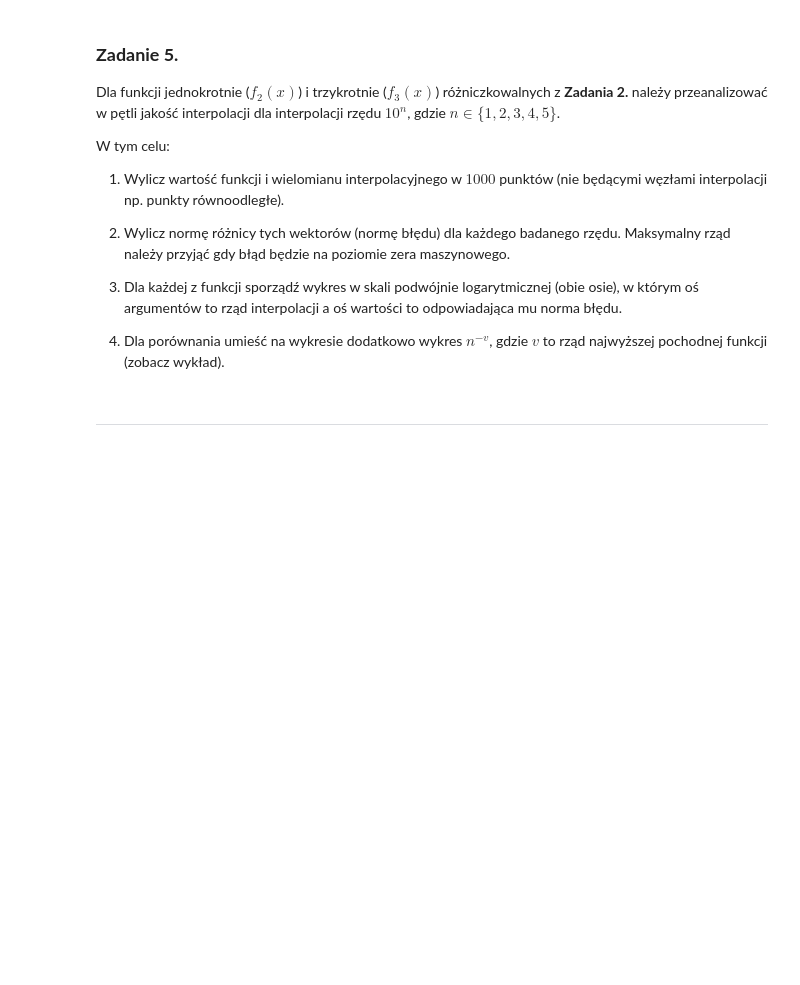
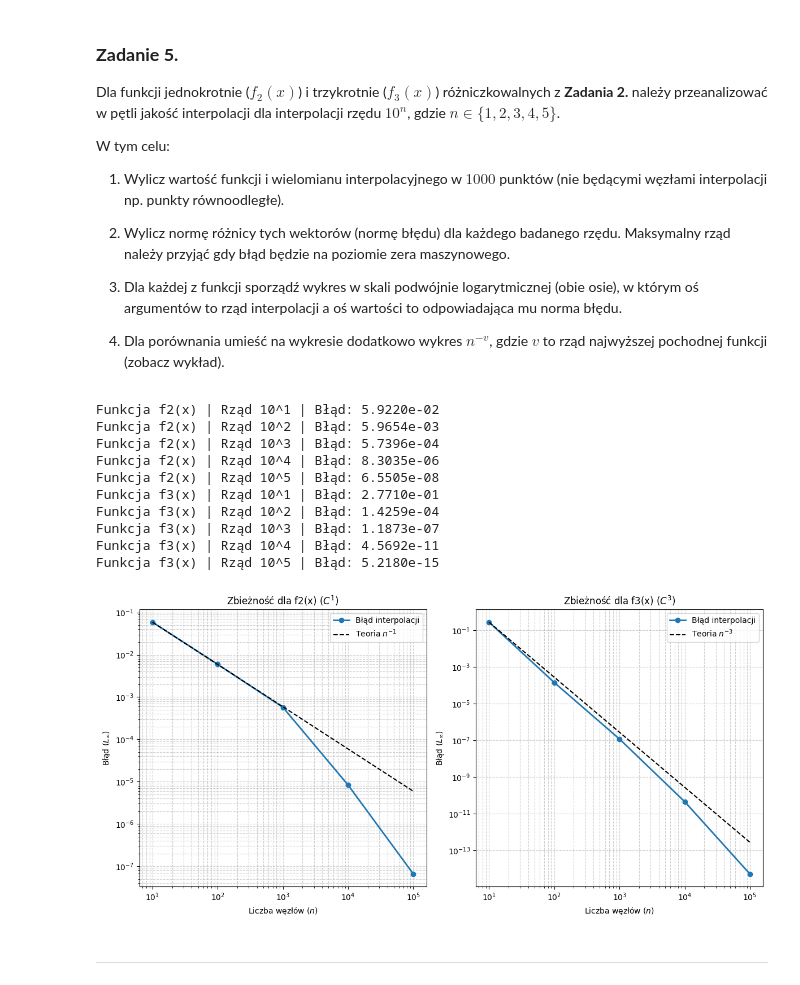
Before and after one commit to MN-KJ-2025/lab9-interpolacja-turbokoxpl, a Jupyter notebook: sprawozdanie.ipynb, the cells around one changed output. Saved outputs shown, nothing was run; the diff lists cells and outputs as text; code cells hidden in the pictures; blank space fills up the shorter version.

```diff
--- a/sprawozdanie.ipynb
+++ b/sprawozdanie.ipynb
@@ -202,3 +271,68 @@ W tym celu:
+# %%
+
+import main
+
+import numpy as np
+import scipy as sp
+import matplotlib.pyplot as plt
+
+
+N =[1,2,3,4,5]
+x =np.linspace(-1, 1, 1000)
+
+
+funkcje = [(main.f2, 1, "f2(x)"), (main.f3, 3, "f3(x)")]
+
+plt.figure(figsize=(12, 6))
+
+for i, (func,v,label) in enumerate(funkcje):
+
+    normy_bledow = []
+    liczby_wezlow = []
+
+    for n in N:
+        w = 10**n
+        liczby_wezlow.append(w)
+
+
+        xch = main.chebyshev_nodes(w)
+        ych = func(xch)
+
+        yimp = sp.interpolate.barycentric_interpolate(xch, ych, x)
+
+
+        blad = main.L_inf(func(x), yimp)
+        normy_bledow.append(blad)
+
+        print(f"Funkcja {label} | Rząd 10^{n} | Błąd: {blad:.4e}")
+
+    ax = plt.subplot(1, 2, i + 1)
+    ax.loglog(liczby_wezlow, normy_bledow, 'o-', linewidth=2, label='Błąd interpolacji')
+
+    ref_wezly = np.array(liczby_wezlow)
+    ref_line = normy_bledow[0] * (ref_wezly / ref_wezly[0])**(-v)
+
+    ax.loglog(ref_wezly, ref_line, 'k--', label=f'Teoria $n^{{-{v}}}$')
+
+    ax.set_title(f'Zbieżność dla {label} ($C^{v}$)')
+    ax.set_xlabel('Liczba węzłów ($n$)')
+    ax.set_ylabel('Błąd ($L_\infty$)')
+    ax.legend()
+    ax.grid(True, which="both", linestyle="--", alpha=0.6)
+
+plt.show()
+# %% [output]
+Funkcja f2(x) | Rząd 10^1 | Błąd: 5.9220e-02
+Funkcja f2(x) | Rząd 10^2 | Błąd: 5.9654e-03
+Funkcja f2(x) | Rząd 10^3 | Błąd: 5.7396e-04
+Funkcja f2(x) | Rząd 10^4 | Błąd: 8.3035e-06
+Funkcja f2(x) | Rząd 10^5 | Błąd: 6.5505e-08
+Funkcja f3(x) | Rząd 10^1 | Błąd: 2.7710e-01
+Funkcja f3(x) | Rząd 10^2 | Błąd: 1.4259e-04
+Funkcja f3(x) | Rząd 10^3 | Błąd: 1.1873e-07
+Funkcja f3(x) | Rząd 10^4 | Błąd: 4.5692e-11
+Funkcja f3(x) | Rząd 10^5 | Błąd: 5.2180e-15
+[figure, added]
 # %% [markdown]
 ---
 # %% [markdown]
```
Also changed, not shown: parts of 7 cells of this notebook, 1 other file.
